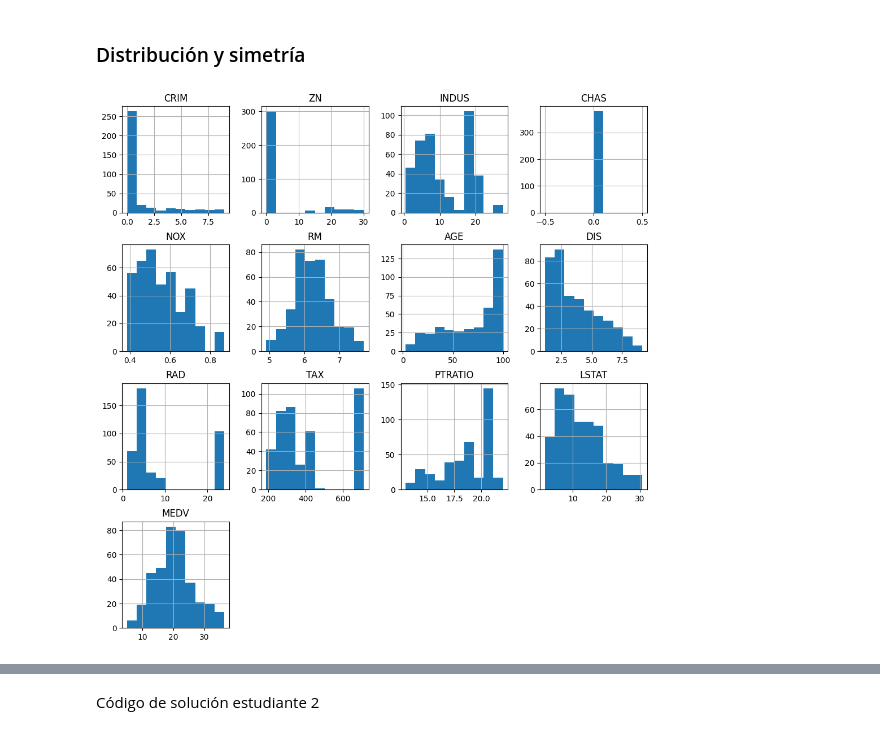
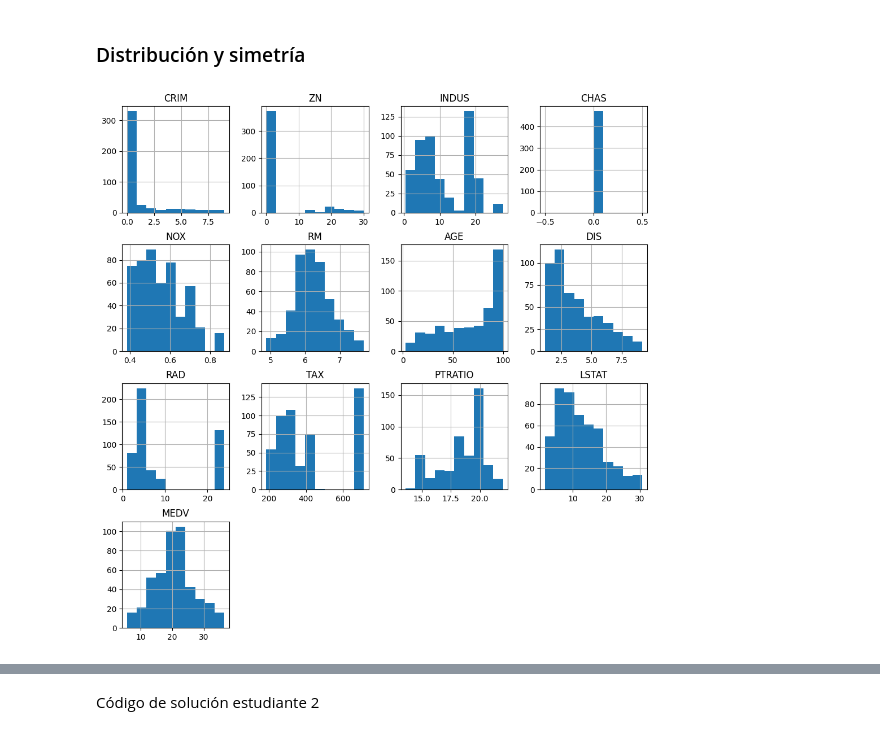
Before and after one commit to xagallegos/ProyectoConjunto_XGallegos_SDDue-as, a Jupyter notebook: Tarea4.ipynb, the cells around one changed output, grey strips where cells are left out. Saved outputs shown, nothing was run; the diff lists cells and outputs as text; code cells hidden in the pictures.

```diff
--- a/Tarea4.ipynb
+++ b/Tarea4.ipynb
@@ -95,4 +95,11 @@ columns = [
     'MEDV'
 ]
 
-train_df = pd.DataFrame(np.concatenate((X_train, y_train.reshape(-1,1)), axis=1), columns=columns)
+X = np.vstack([X_train, X_test])
+y = np.hstack([y_train, y_test]).reshape(-1, 1)
+
+data = pd.DataFrame(np.concatenate((X, y), axis=1), columns=columns)
+data
+
+#train_df = pd.DataFrame(np.concatenate((X_train, y_train.reshape(-1,1)), axis=1), columns=columns)
+#test_df = pd.DataFrame(np.concatenate((X_test, y_test.reshape(-1,1)), axis=1), columns=columns)
@@ -111,16 +132,16 @@ def remove_outliers(df, column, threshold=1.5):
 
     return df[column]
 # %%
-clean_train = pd.DataFrame()
+clean_data = pd.DataFrame()
 
-for col in train_df:
-    clean_train[col] = remove_outliers(train_df, col)
+for col in data:
+    clean_data[col] = remove_outliers(data, col)
 # %% [markdown]
 ### Distribución y simetría
 # %%
 # La mayoría de las columnas tienen distribuciones asímetricas
-clean_train.hist(figsize=(12,12))
+clean_data.hist(figsize=(12,12))
 plt.show()
 # %% [output]
-[figure, old version]
+[figure, new version]
 # %%
```
Also changed, not shown: parts of 20 cells of this notebook.
